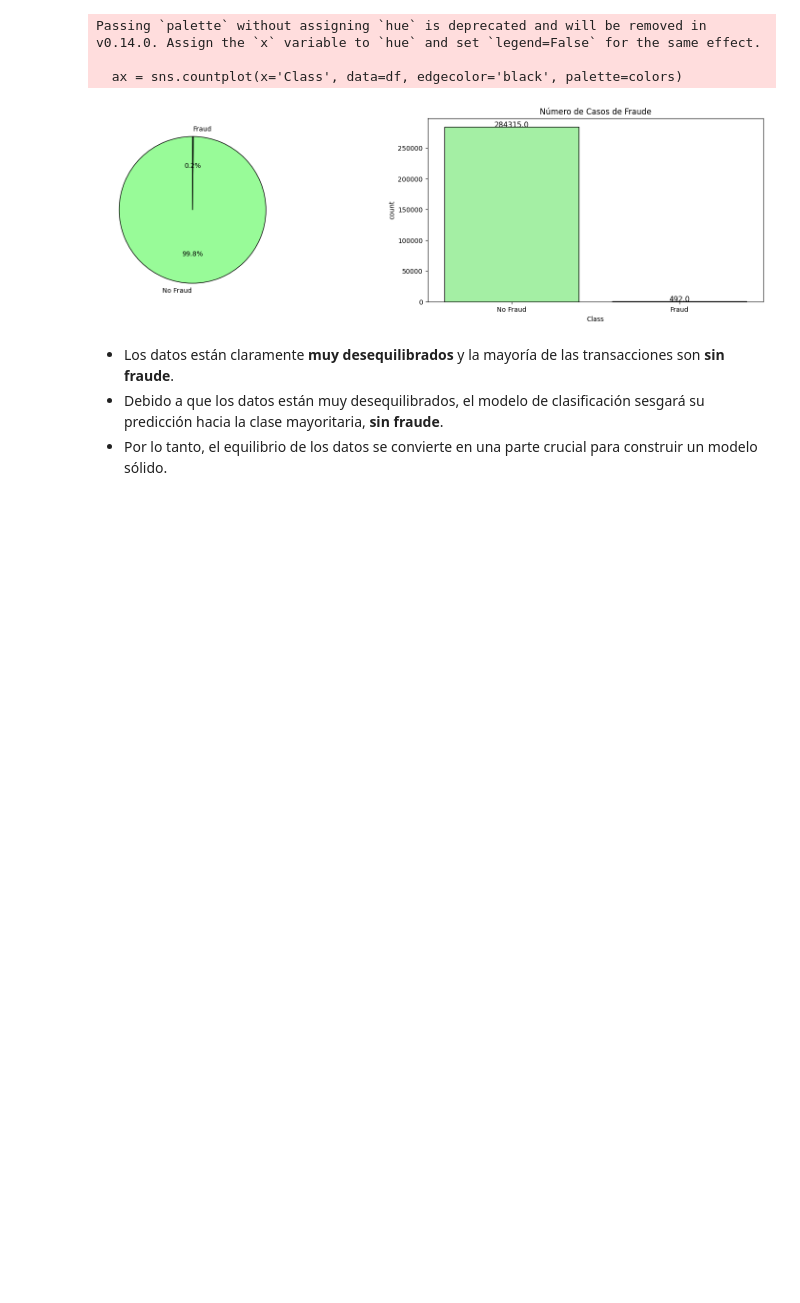
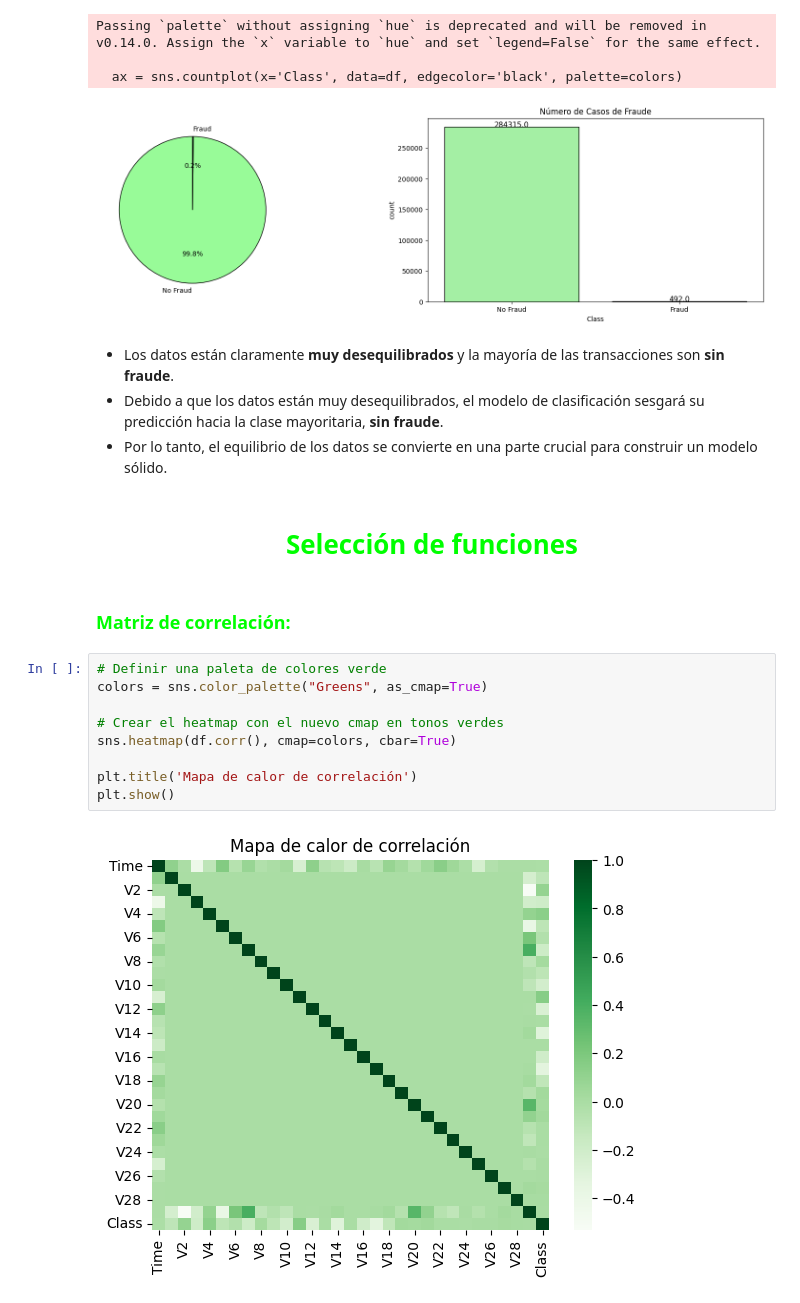
Before and after one commit to londerowalteroscar/Fraud-Detection, a Jupyter notebook: fraud-detection.ipynb, the cells around one changed output. Cells and saved outputs as stored; diff of their text form; blank space fills up the shorter version.

Commit message:
Seleccion de Funciones

```diff
--- a/fraud-detection.ipynb
+++ b/fraud-detection.ipynb
@@ -235,3 +235,22 @@ Passing `palette` without assigning `hue` is deprecated and will be removed in v
 - Los datos están claramente **muy desequilibrados** y la mayoría de las transacciones son **sin fraude**.
 - Debido a que los datos están muy desequilibrados, el modelo de clasificación sesgará su predicción hacia la clase mayoritaria, **sin fraude**.
 - Por lo tanto, el equilibrio de los datos se convierte en una parte crucial para construir un modelo sólido.
+# %% [markdown]
+<h1 style="font-family: 'Courier New', Courier, monospace; color: lime; text-shadow: 2px 2px black; text-align: center;">
+    Selección de funciones
+</h1>
+# %% [markdown]
+<h3 style="font-family: 'Courier New', Courier, monospace; color: lime; text-shadow: 1px 1px black;">
+    Matriz de correlación:
+</h3>
+# %%
+# Definir una paleta de colores verde
+colors = sns.color_palette("Greens", as_cmap=True)
+
+# Crear el heatmap con el nuevo cmap en tonos verdes
+sns.heatmap(df.corr(), cmap=colors, cbar=True)
+
+plt.title('Mapa de calor de correlación')
+plt.show()
+# %% [output]
+[figure, added]
```
Also changed, not shown: parts of 11 cells of this notebook.
